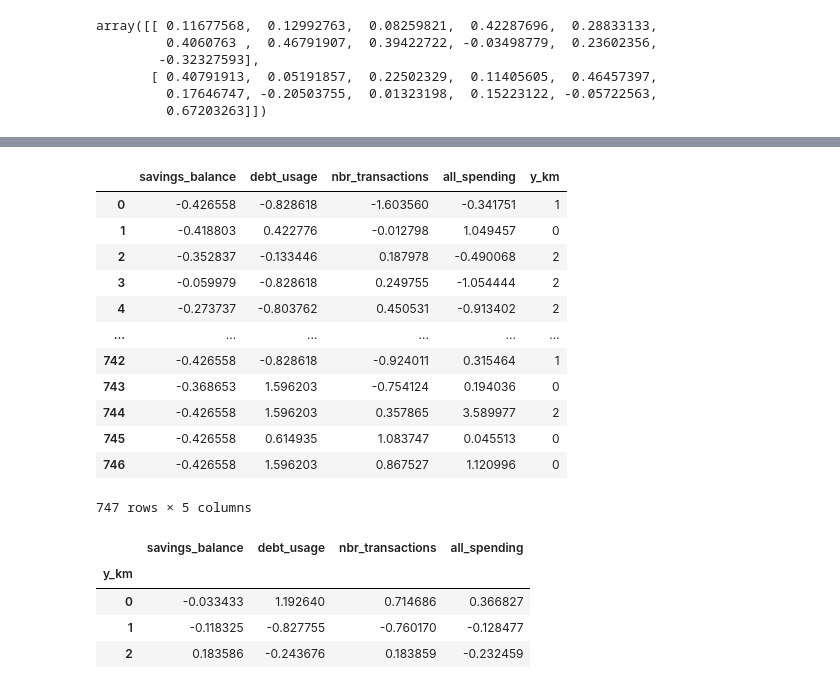
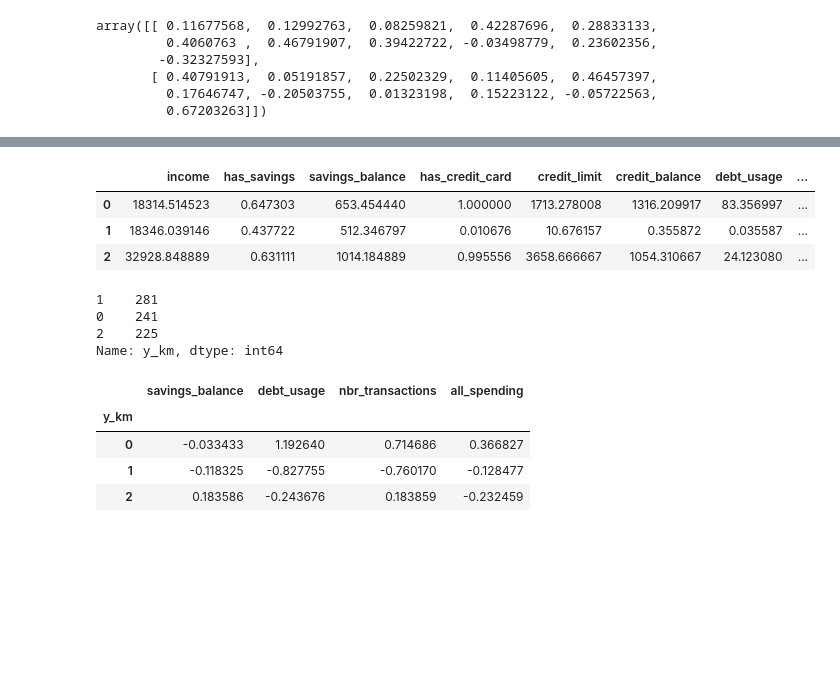
Before and after one commit to Ali-Mohamed23/mini-project-III, a Jupyter notebook: mini-project-part-2.ipynb, the cells around one changed output, grey strips where cells are left out. Cells and saved outputs as stored; diff of their text form; code cells hidden in the pictures; blank space fills up the shorter version.

```diff
--- a/mini-project-part-2.ipynb
+++ b/mini-project-part-2.ipynb
@@ -994,24 +1022,28 @@ array([[ 0.11677568,  0.12992763,  0.08259821,  0.42287696,  0.28833133,
+# %%
+cluster_0_means = df_finals[df_scaled['y_km']==0].mean()
+cluster_1_means = df_finals[df_scaled['y_km']==1].mean()
+cluster_2_means = df_finals[df_scaled['y_km']==2].mean()
+
+
+means = pd.DataFrame([cluster_0_means, cluster_1_means, cluster_2_means])
+means
+# %% [output]
+|  | income | has_savings | savings_balance | has_credit_card | credit_limit | credit_balance | debt_usage | ... |
+| 0 | 18314.514523 | 0.647303 | 653.454440 | 1.000000 | 1713.278008 | 1316.209917 | 83.356997 | ... |
+| 1 | 18346.039146 | 0.437722 | 512.346797 | 0.010676 | 10.676157 | 0.355872 | 0.035587 | ... |
+| 2 | 32928.848889 | 0.631111 | 1014.184889 | 0.995556 | 3658.666667 | 1054.310667 | 24.123080 | ... |
 # %%
 ## Radar chart
 # %%
 
 df_radar = df_scaled[['savings_balance','debt_usage','nbr_transactions','all_spending','y_km']]
 # %%
-df_radar
+df_radar['y_km'].value_counts()
 # %% [output]
-|  | savings_balance | debt_usage | nbr_transactions | all_spending | y_km |
-| 0 | -0.426558 | -0.828618 | -1.603560 | -0.341751 | 1 |
-| 1 | -0.418803 | 0.422776 | -0.012798 | 1.049457 | 0 |
-| 2 | -0.352837 | -0.133446 | 0.187978 | -0.490068 | 2 |
-| 3 | -0.059979 | -0.828618 | 0.249755 | -1.054444 | 2 |
-| 4 | -0.273737 | -0.803762 | 0.450531 | -0.913402 | 2 |
-| ... | ... | ... | ... | ... | ... |
-| 742 | -0.426558 | -0.828618 | -0.924011 | 0.315464 | 1 |
-| 743 | -0.368653 | 1.596203 | -0.754124 | 0.194036 | 0 |
-| 744 | -0.426558 | 1.596203 | 0.357865 | 3.589977 | 2 |
-| 745 | -0.426558 | 0.614935 | 1.083747 | 0.045513 | 0 |
-| 746 | -0.426558 | 1.596203 | 0.867527 | 1.120996 | 0 |
-747 rows × 5 columns
+1    281
+0    241
+2    225
+Name: y_km, dtype: int64
 # %%
 radar_df = df_radar.groupby(by='y_km').mean()
 radar_df.head()
```
Also changed, not shown: parts of 1 cell of this notebook, 2 other files.
